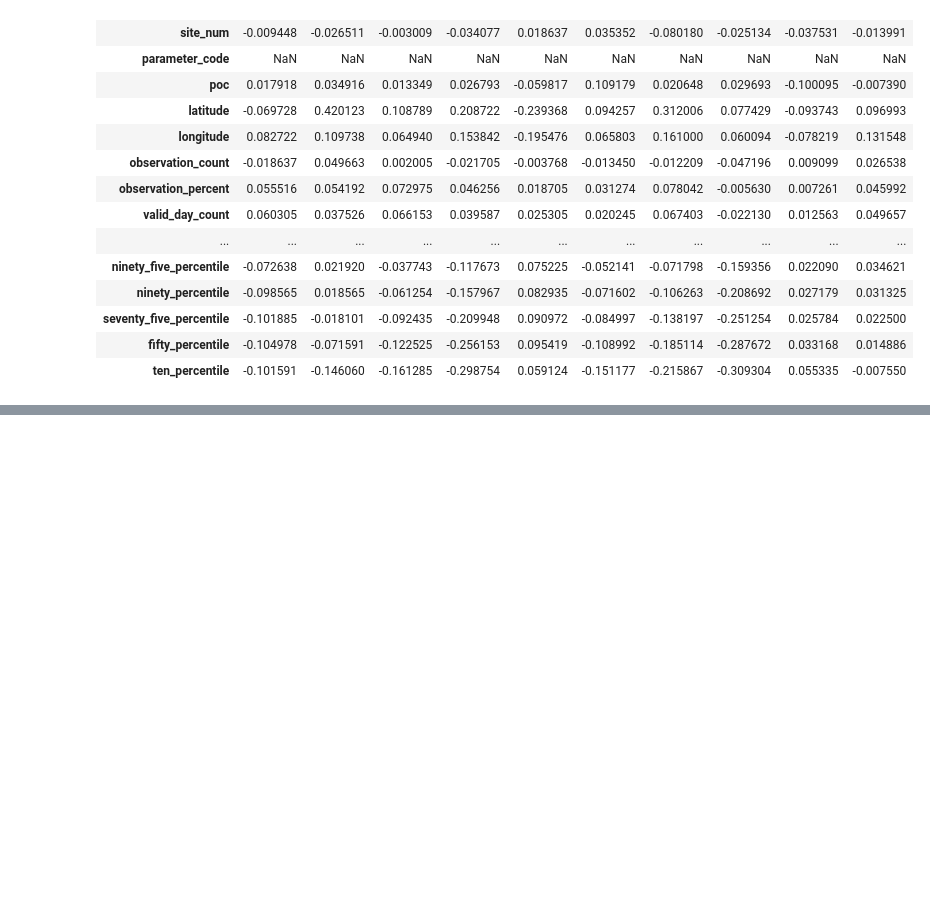
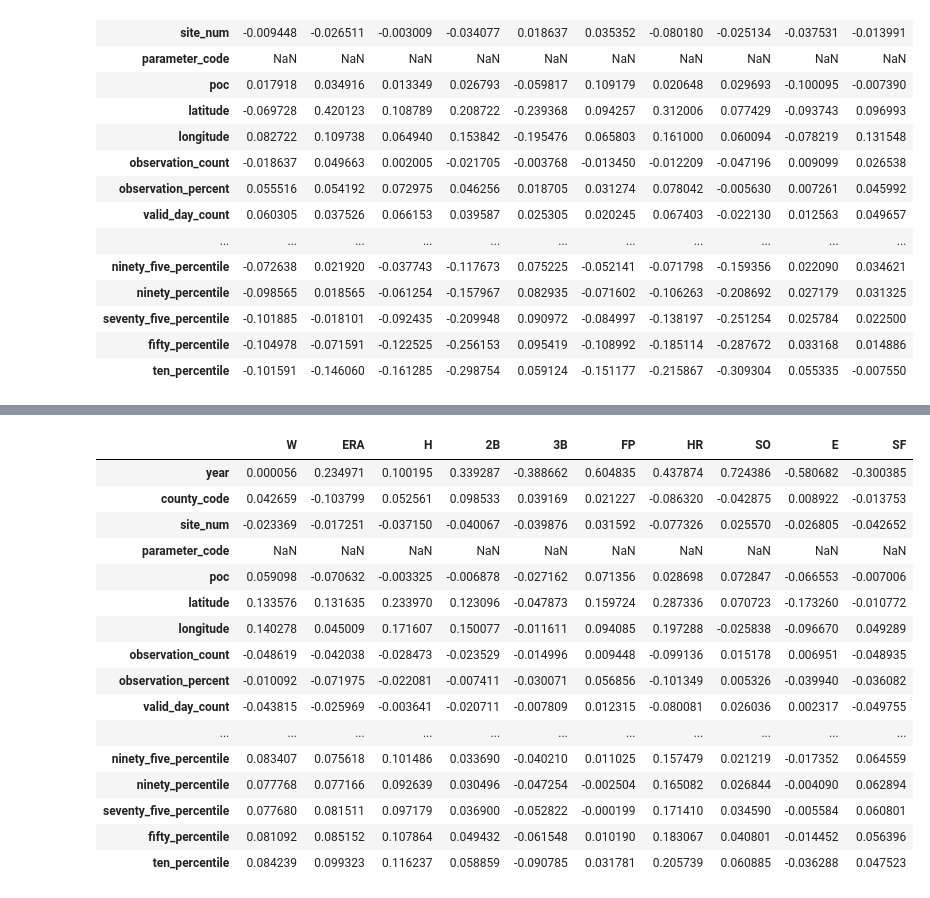
Before and after one commit to NathanMcKenna/SabermetricsProject, a Jupyter notebook: AirQualityEffect.ipynb, the cells around one changed output, grey strips where cells are left out. Cells and saved outputs as stored; diff of their text form; code cells hidden in the pictures; blank space fills up the shorter version.

```diff
--- a/AirQualityEffect.ipynb
+++ b/AirQualityEffect.ipynb
@@ -199,0 +244,21 @@ particulate_DF.corr().filter(focus).drop(focus)
+# %%
+wind_DF = merged_DF[merged_DF["parameter_name"] == "Wind Speed - Resultant"]
+wind_DF.corr().filter(focus).drop(focus)
+# %% [output]
+|  | W | ERA | H | 2B | 3B | FP | HR | SO | E | SF |
+| year | 0.000056 | 0.234971 | 0.100195 | 0.339287 | -0.388662 | 0.604835 | 0.437874 | 0.724386 | -0.580682 | -0.300385 |
+| county_code | 0.042659 | -0.103799 | 0.052561 | 0.098533 | 0.039169 | 0.021227 | -0.086320 | -0.042875 | 0.008922 | -0.013753 |
+| site_num | -0.023369 | -0.017251 | -0.037150 | -0.040067 | -0.039876 | 0.031592 | -0.077326 | 0.025570 | -0.026805 | -0.042652 |
+| parameter_code | NaN | NaN | NaN | NaN | NaN | NaN | NaN | NaN | NaN | NaN |
+| poc | 0.059098 | -0.070632 | -0.003325 | -0.006878 | -0.027162 | 0.071356 | 0.028698 | 0.072847 | -0.066553 | -0.007006 |
+| latitude | 0.133576 | 0.131635 | 0.233970 | 0.123096 | -0.047873 | 0.159724 | 0.287336 | 0.070723 | -0.173260 | -0.010772 |
+| longitude | 0.140278 | 0.045009 | 0.171607 | 0.150077 | -0.011611 | 0.094085 | 0.197288 | -0.025838 | -0.096670 | 0.049289 |
+| observation_count | -0.048619 | -0.042038 | -0.028473 | -0.023529 | -0.014996 | 0.009448 | -0.099136 | 0.015178 | 0.006951 | -0.048935 |
+| observation_percent | -0.010092 | -0.071975 | -0.022081 | -0.007411 | -0.030071 | 0.056856 | -0.101349 | 0.005326 | -0.039940 | -0.036082 |
+| valid_day_count | -0.043815 | -0.025969 | -0.003641 | -0.020711 | -0.007809 | 0.012315 | -0.080081 | 0.026036 | 0.002317 | -0.049755 |
+| ... | ... | ... | ... | ... | ... | ... | ... | ... | ... | ... |
+| ninety_five_percentile | 0.083407 | 0.075618 | 0.101486 | 0.033690 | -0.040210 | 0.011025 | 0.157479 | 0.021219 | -0.017352 | 0.064559 |
+| ninety_percentile | 0.077768 | 0.077166 | 0.092639 | 0.030496 | -0.047254 | -0.002504 | 0.165082 | 0.026844 | -0.004090 | 0.062894 |
+| seventy_five_percentile | 0.077680 | 0.081511 | 0.097179 | 0.036900 | -0.052822 | -0.000199 | 0.171410 | 0.034590 | -0.005584 | 0.060801 |
+| fifty_percentile | 0.081092 | 0.085152 | 0.107864 | 0.049432 | -0.061548 | 0.010190 | 0.183067 | 0.040801 | -0.014452 | 0.056396 |
+| ten_percentile | 0.084239 | 0.099323 | 0.116237 | 0.058859 | -0.090785 | 0.031781 | 0.205739 | 0.060885 | -0.036288 | 0.047523 |
```
Also changed, not shown: parts of 4 cells of this notebook, 1 other file.
